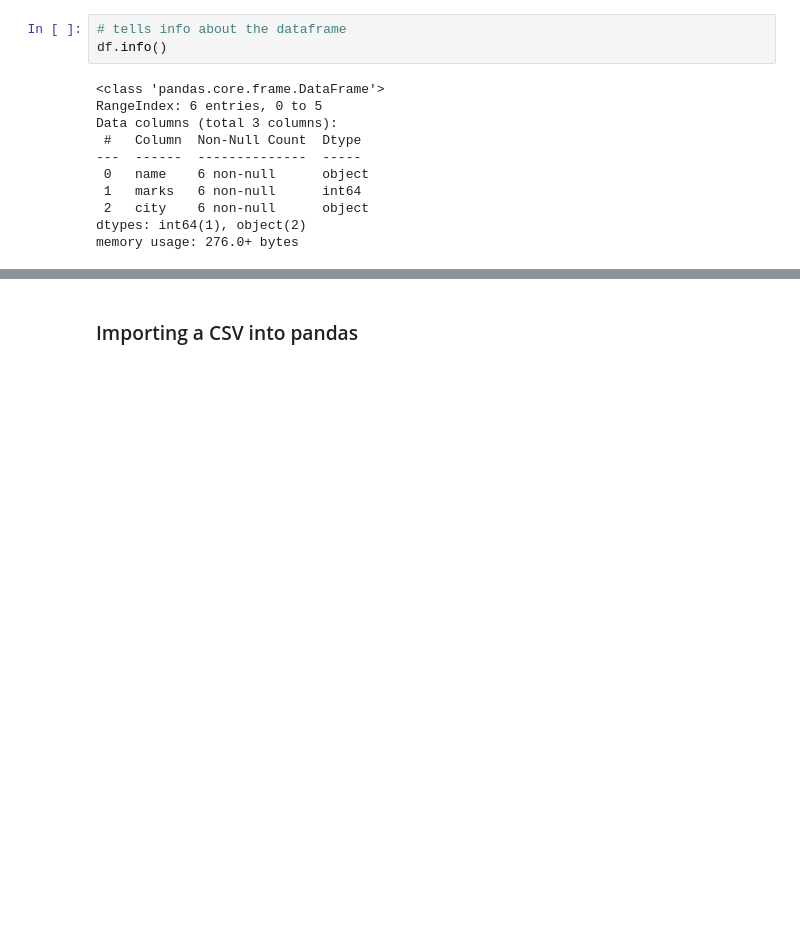
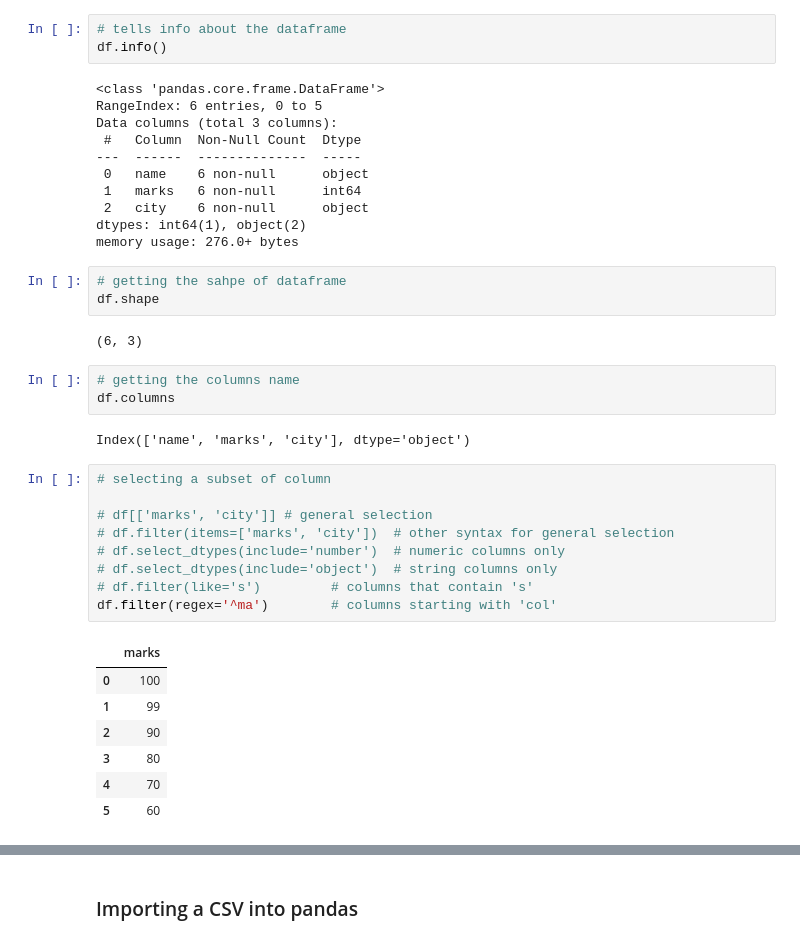
Before and after one commit to RishiSharmapro/Machine-Learning, a Jupyter notebook: pandas/pandas_basic.ipynb, the cells around one changed output, grey strips where cells are left out. Cells and saved outputs as stored; diff of their text form; blank space fills up the shorter version.

```diff
--- a/pandas/pandas_basic.ipynb
+++ b/pandas/pandas_basic.ipynb
@@ -73,3 +75,30 @@ Data columns (total 3 columns):
  2   city    6 non-null      object
 dtypes: int64(1), object(2)
 memory usage: 276.0+ bytes
+# %%
+# getting the sahpe of dataframe
+df.shape
+# %% [output]
+(6, 3)
+# %%
+# getting the columns name
+df.columns
+# %% [output]
+Index(['name', 'marks', 'city'], dtype='object')
+# %%
+# selecting a subset of column
+
+# df[['marks', 'city']] # general selection
+# df.filter(items=['marks', 'city'])  # other syntax for general selection
+# df.select_dtypes(include='number')  # numeric columns only
+# df.select_dtypes(include='object')  # string columns only
+# df.filter(like='s')         # columns that contain 's'
+df.filter(regex='^ma')        # columns starting with 'col'
+# %% [output]
+|  | marks |
+| 0 | 100 |
+| 1 | 99 |
+| 2 | 90 |
+| 3 | 80 |
+| 4 | 70 |
+| 5 | 60 |
```
Also changed, not shown: parts of 24 cells of this notebook, 3 other files.
